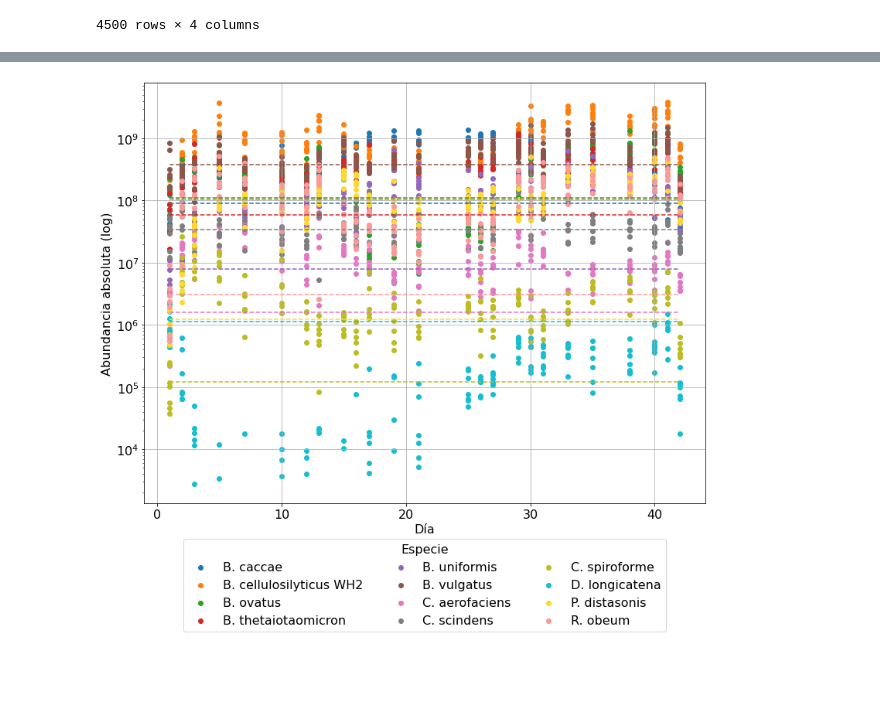
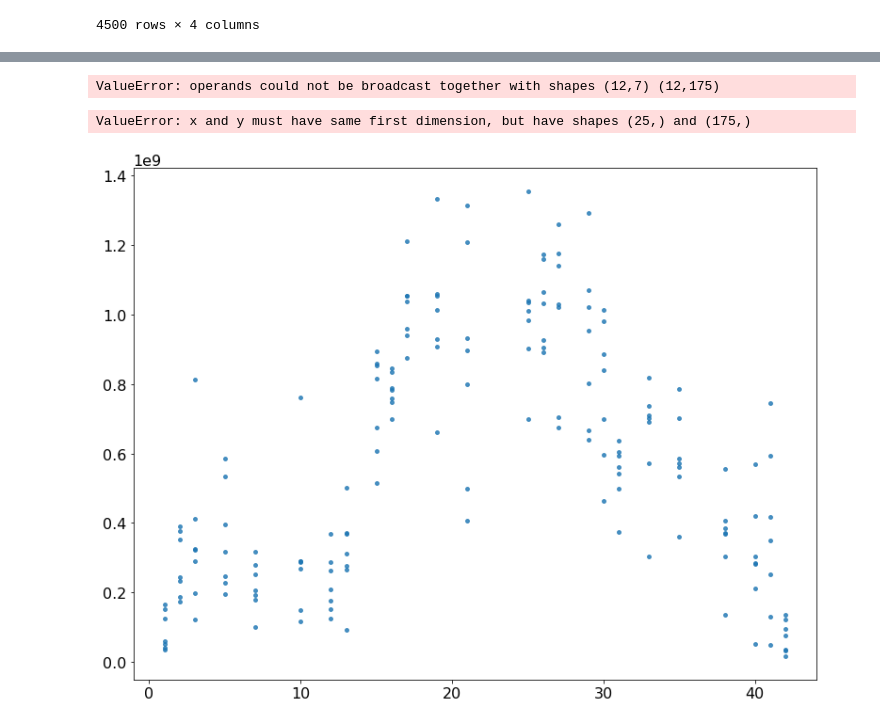
Before and after one commit to alejandrocs98/masters-thesis, a Jupyter notebook: gLV.ipynb, the cells around one changed output, grey strips where cells are left out. Cells and saved outputs as stored; diff of their text form; code cells hidden in the pictures; blank space fills up the shorter version.

```diff
--- a/gLV.ipynb
+++ b/gLV.ipynb
@@ -12,6 +63,6 @@ cols.append(cm.Paired(4))
 # %%
-dat = pd.read_pickle('COPROseq_absolute_abundance.pkl')
-dat
+data = pd.read_pickle('COPROseq_absolute_abundance.pkl')
+data
 # %% [output]
 |  | Strain | Treatment | Day | Absolute_abundance |
 | 0 | B. caccae | LF0 | 1 | 5.151164e+07 |
@@ -223,14 +80,13 @@ report_fit(result)
-# %%
-plt.figure(figsize=(13, 10))
-for i in range(len(strain)):
-    plt.scatter(t[i], x[i], label=strain[i], color=cols[i])
-    plt.plot(t[i], final[i], linestyle='--', color=cols[i])
-plt.yscale('log')
-plt.xlabel('Día')
-plt.ylabel('Abundancia absoluta (log)')
-plt.legend(loc='lower center', bbox_to_anchor=(0.5, -0.32),
-          ncol=3, fancybox=True, shadow=False, title='Especie')
-plt.grid()
-plt.show()
-# %% [output]
-[figure, removed]
+# %%
+LF0 = gLV_diet.Experiment(data, treatment='LF0')
+HF0 = gLV_diet.Experiment(data, treatment='HF0')
+# %%
+LF0.fit_gLV()
+# %% [output]
+ValueError: operands could not be broadcast together with shapes (12,7) (12,175)
+# %%
+LF0.plot_trajectories()
+plt.show()
+# %% [output]
+ValueError: x and y must have same first dimension, but have shapes (25,) and (175,)
+[figure, added]
```
Also changed, not shown: parts of 22 cells of this notebook, 3 other files.
